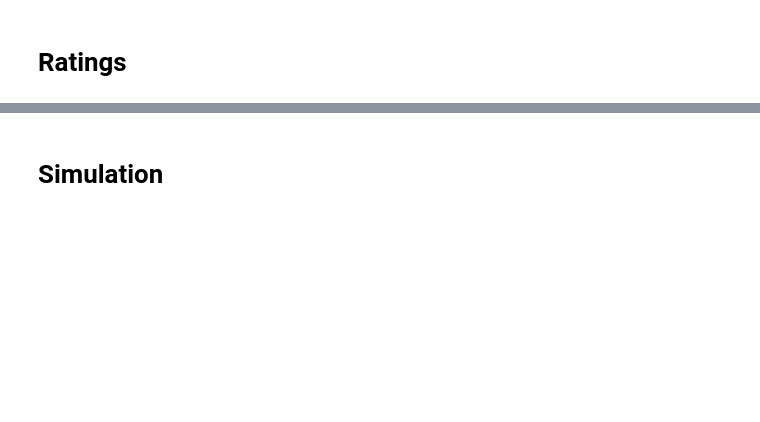
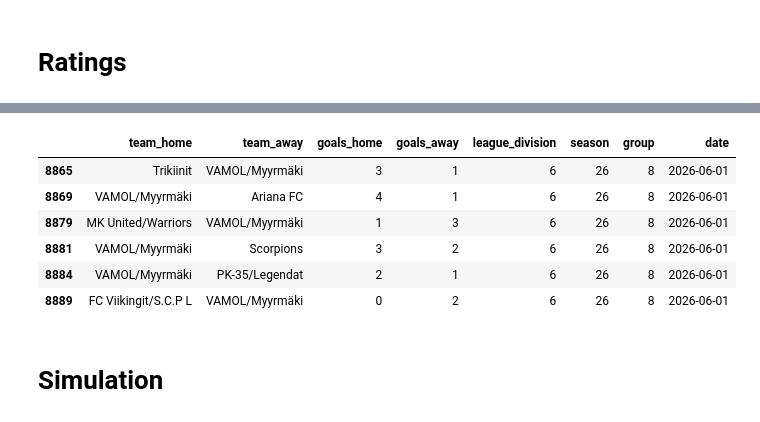
Before and after one commit to jaksticks/match_prediction, a Jupyter notebook: notebooks/palloliitto_scrape.ipynb, the cells around one changed output, grey strips where cells are left out. Saved outputs shown, nothing was run; the diff lists cells and outputs as text; code cells hidden in the pictures; blank space fills up the shorter version.

```diff
--- a/notebooks/palloliitto_scrape.ipynb
+++ b/notebooks/palloliitto_scrape.ipynb
@@ -307,8 +521,16 @@ fig.update_layout(
 
 fig.show()
 # %%
-target_team = 'PK-35/Legendat'
+target_team = 'VAMOL/Myyrmäki'
 df[(df['team_home']==target_team) | (df['team_away']==target_team)]
+# %% [output]
+|  | team_home | team_away | goals_home | goals_away | league_division | season | group | date |
+| 8865 | Trikiinit | VAMOL/Myyrmäki | 3 | 1 | 6 | 26 | 8 | 2026-06-01 |
+| 8869 | VAMOL/Myyrmäki | Ariana FC | 4 | 1 | 6 | 26 | 8 | 2026-06-01 |
+| 8879 | MK United/Warriors | VAMOL/Myyrmäki | 1 | 3 | 6 | 26 | 8 | 2026-06-01 |
+| 8881 | VAMOL/Myyrmäki | Scorpions | 3 | 2 | 6 | 26 | 8 | 2026-06-01 |
+| 8884 | VAMOL/Myyrmäki | PK-35/Legendat | 2 | 1 | 6 | 26 | 8 | 2026-06-01 |
+| 8889 | FC Viikingit/S.C.P L | VAMOL/Myyrmäki | 0 | 2 | 6 | 26 | 8 | 2026-06-01 |
 # %% [markdown]
 # Simulation
 # %%
```
Also changed, not shown: parts of 19 cells of this notebook, 5 other files.
